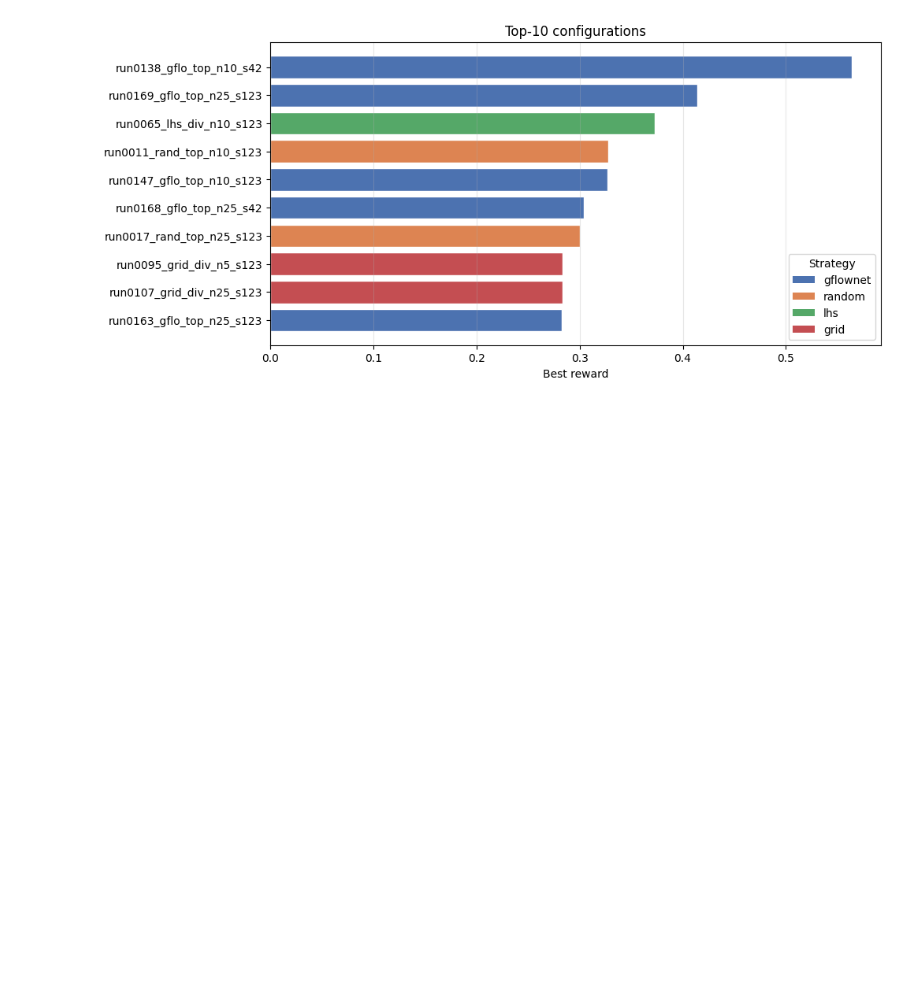
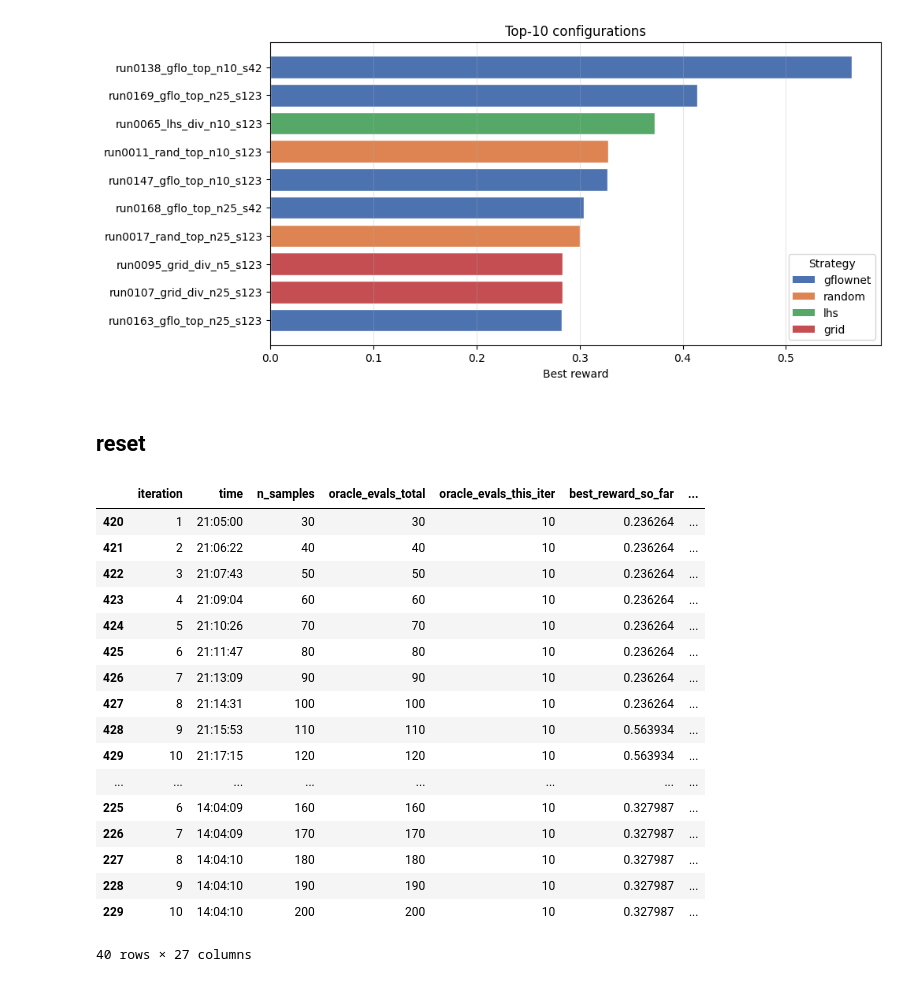
Before and after one commit to valent33/gflownet, a Jupyter notebook: ilovevisualizations.ipynb, the cells around one changed output. Drawn from its saved outputs; the diff is of its cells as text; code cells hidden in the pictures; blank space fills up the shorter version.

Commit message:
big notebook analysis post run (not a good run so take results with a moutain of salt)

```diff
--- a/ilovevisualizations.ipynb
+++ b/ilovevisualizations.ipynb
@@ -403,3 +406,5 @@ plot_grid_summary(grid)
 [figure]
 [figure]
 [figure]
+# %% [markdown]
+## reset
@@ -405,0 +413,23 @@ plot_grid_summary(grid)
+# %%
+metrics, grid = load_metrics("grid_results")
+# %%
+select_best_runs(metrics, metric="best_reward")
+# %% [output]
+|  | iteration | time | n_samples | oracle_evals_total | oracle_evals_this_iter | best_reward_so_far | ... |
+| 420 | 1 | 21:05:00 | 30 | 30 | 10 | 0.236264 | ... |
+| 421 | 2 | 21:06:22 | 40 | 40 | 10 | 0.236264 | ... |
+| 422 | 3 | 21:07:43 | 50 | 50 | 10 | 0.236264 | ... |
+| 423 | 4 | 21:09:04 | 60 | 60 | 10 | 0.236264 | ... |
+| 424 | 5 | 21:10:26 | 70 | 70 | 10 | 0.236264 | ... |
+| 425 | 6 | 21:11:47 | 80 | 80 | 10 | 0.236264 | ... |
+| 426 | 7 | 21:13:09 | 90 | 90 | 10 | 0.236264 | ... |
+| 427 | 8 | 21:14:31 | 100 | 100 | 10 | 0.236264 | ... |
+| 428 | 9 | 21:15:53 | 110 | 110 | 10 | 0.563934 | ... |
+| 429 | 10 | 21:17:15 | 120 | 120 | 10 | 0.563934 | ... |
+| ... | ... | ... | ... | ... | ... | ... | ... |
+| 225 | 6 | 14:04:09 | 160 | 160 | 10 | 0.327987 | ... |
+| 226 | 7 | 14:04:09 | 170 | 170 | 10 | 0.327987 | ... |
+| 227 | 8 | 14:04:10 | 180 | 180 | 10 | 0.327987 | ... |
+| 228 | 9 | 14:04:10 | 190 | 190 | 10 | 0.327987 | ... |
+| 229 | 10 | 14:04:10 | 200 | 200 | 10 | 0.327987 | ... |
+40 rows × 27 columns
```
Also changed, not shown: parts of 32 cells of this notebook.
